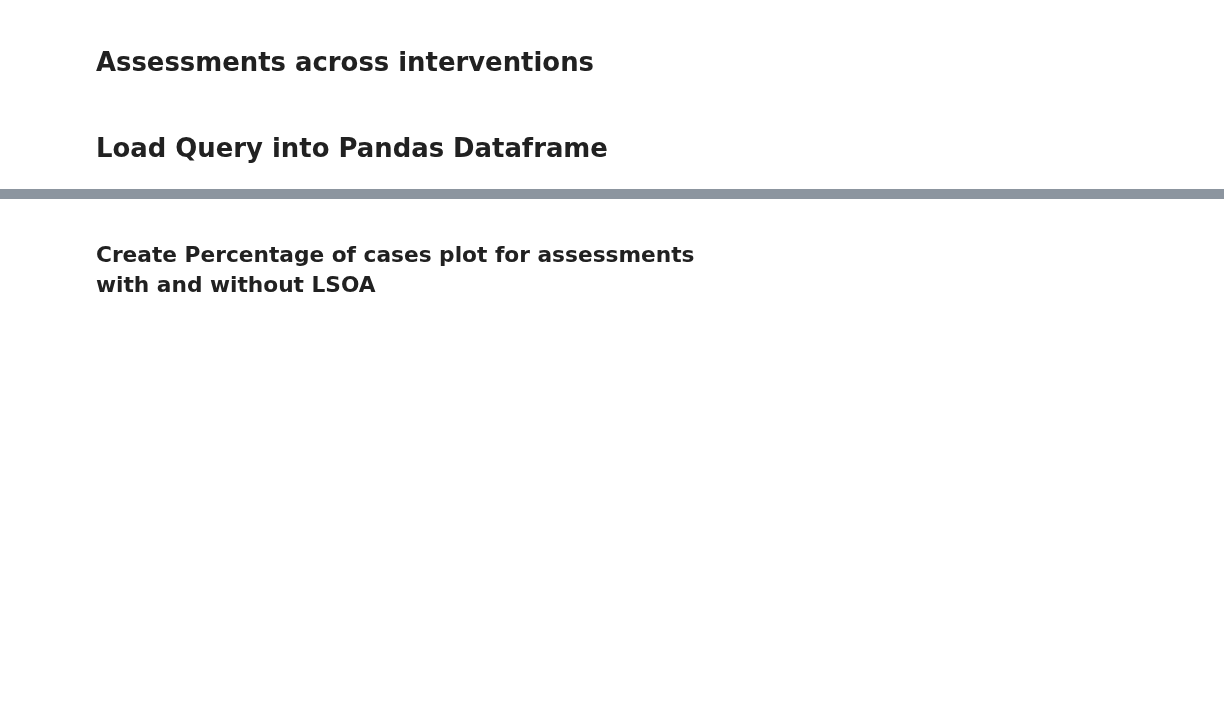
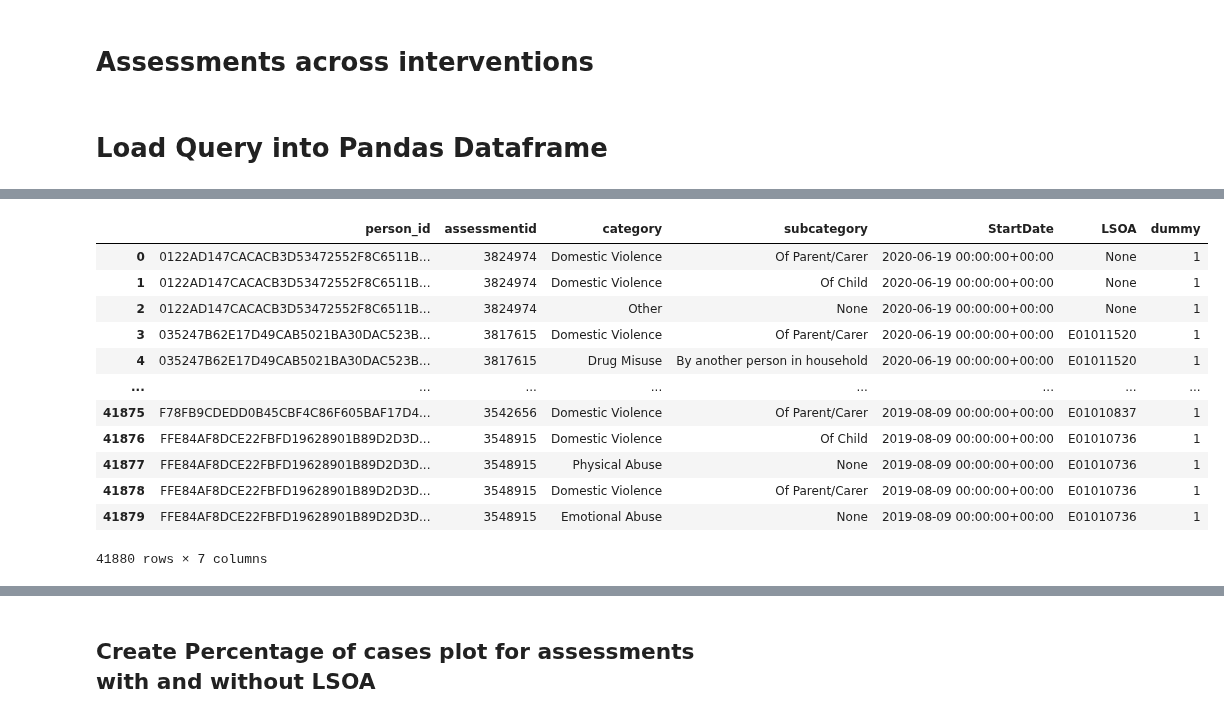
Before and after one commit to ConnectedBradford/CB_2649, a Jupyter notebook: notebooks/assessment_analysis.ipynb, the cells around one changed output, grey strips where cells are left out. Drawn from its saved outputs; the diff is of its cells as text; code cells hidden in the pictures; blank space fills up the shorter version.

```diff
--- a/notebooks/assessment_analysis.ipynb
+++ b/notebooks/assessment_analysis.ipynb
@@ -68,3 +82,19 @@ df.info()
+# %%
+df
+# %% [output]
+|  | person_id | assessmentid | category | subcategory | StartDate | LSOA | dummy |
+| 0 | 0122AD147CACACB3D53472552F8C6511B... | 3824974 | Domestic Violence | Of Parent/Carer | 2020-06-19 00:00:00+00:00 | None | 1 |
+| 1 | 0122AD147CACACB3D53472552F8C6511B... | 3824974 | Domestic Violence | Of Child | 2020-06-19 00:00:00+00:00 | None | 1 |
+| 2 | 0122AD147CACACB3D53472552F8C6511B... | 3824974 | Other | None | 2020-06-19 00:00:00+00:00 | None | 1 |
+| 3 | 035247B62E17D49CAB5021BA30DAC523B... | 3817615 | Domestic Violence | Of Parent/Carer | 2020-06-19 00:00:00+00:00 | E01011520 | 1 |
+| 4 | 035247B62E17D49CAB5021BA30DAC523B... | 3817615 | Drug Misuse | By another person in household | 2020-06-19 00:00:00+00:00 | E01011520 | 1 |
+| ... | ... | ... | ... | ... | ... | ... | ... |
+| 41875 | F78FB9CDEDD0B45CBF4C86F605BAF17D4... | 3542656 | Domestic Violence | Of Parent/Carer | 2019-08-09 00:00:00+00:00 | E01010837 | 1 |
+| 41876 | FFE84AF8DCE22FBFD19628901B89D2D3D... | 3548915 | Domestic Violence | Of Child | 2019-08-09 00:00:00+00:00 | E01010736 | 1 |
+| 41877 | FFE84AF8DCE22FBFD19628901B89D2D3D... | 3548915 | Physical Abuse | None | 2019-08-09 00:00:00+00:00 | E01010736 | 1 |
+| 41878 | FFE84AF8DCE22FBFD19628901B89D2D3D... | 3548915 | Domestic Violence | Of Parent/Carer | 2019-08-09 00:00:00+00:00 | E01010736 | 1 |
+| 41879 | FFE84AF8DCE22FBFD19628901B89D2D3D... | 3548915 | Emotional Abuse | None | 2019-08-09 00:00:00+00:00 | E01010736 | 1 |
+41880 rows × 7 columns
 # %%
 # Sort by date (descending) so the most recent entry comes first
 df_sorted = df.sort_values('StartDate', ascending=False)
```
Also changed, not shown: parts of 11 cells of this notebook, 4 other files.
